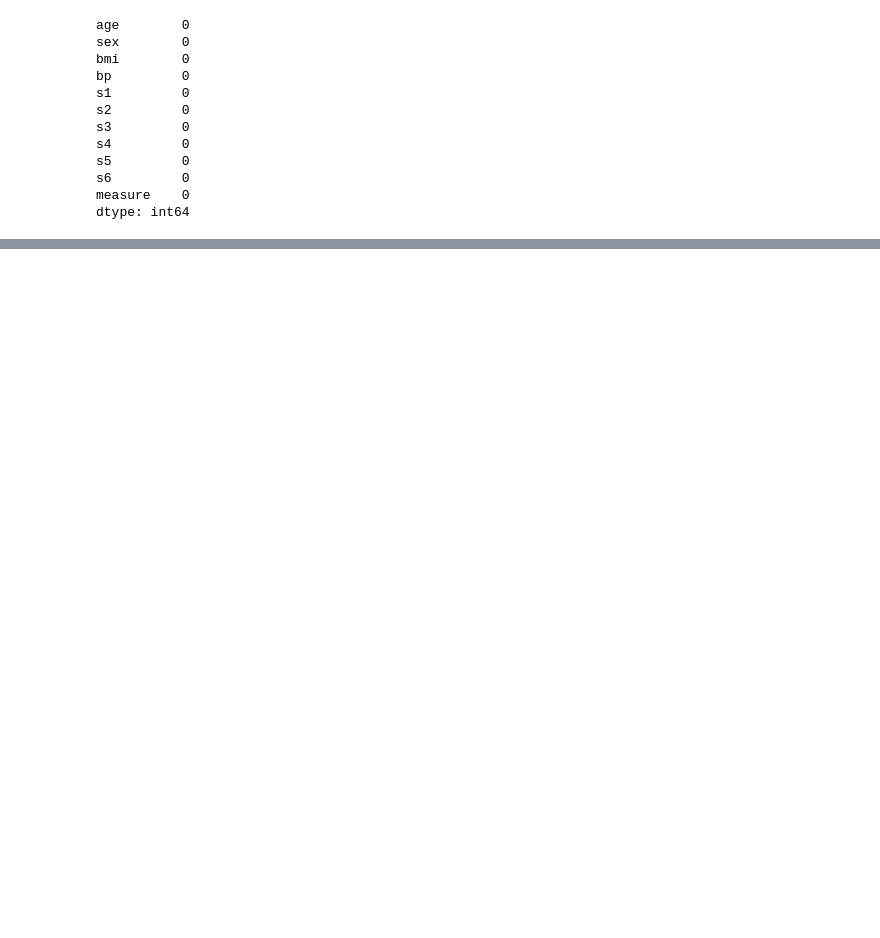
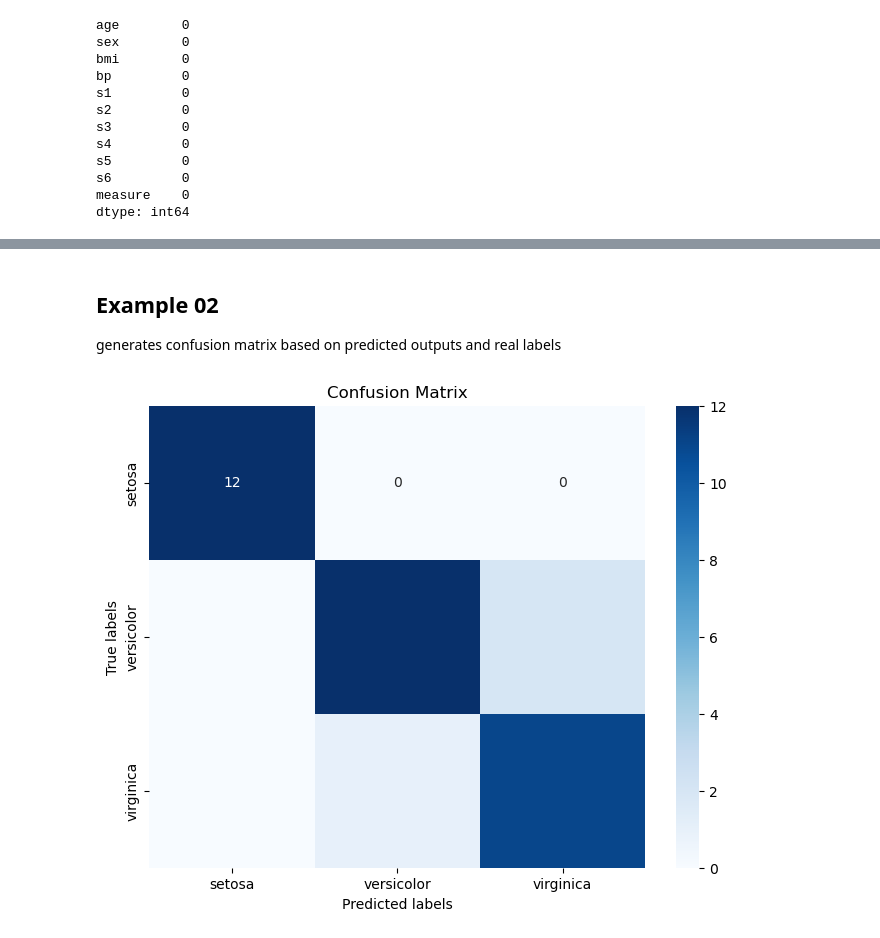
Before and after one commit to KaushiRajapakshe/SIT719, a Jupyter notebook: 3.1P/3.1P.ipynb, the cells around one changed output, grey strips where cells are left out. Drawn from its saved outputs; the diff is of its cells as text; code cells hidden in the pictures; blank space fills up the shorter version.

Commit message:
added examples

```diff
--- a/3.1P/3.1P.ipynb
+++ b/3.1P/3.1P.ipynb
@@ -13,0 +31,3 @@ diabetes = load_diabetes()
+# %%
+from sklearn.datasets import load_iris
+iris = load_iris()
@@ -122,0 +219,6 @@ Accuracy score given for test data: 0.02247191011235955
+# %%
+from sklearn.model_selection import train_test_split
+iris.data = preprocessing.scale(iris.data)
+
+X_train1, X_test1, Y_train1, Y_test1 = train_test_split(
+    iris.data, iris.target, test_size=0.25, random_state=5)
@@ -122,0 +242,6 @@ Accuracy score given for test data: 0.02247191011235955
+# %%
+from sklearn import svm
+from sklearn.svm import SVC
+svm_classiifier = SVC(kernel='linear', C=1.0, random_state=42)
+svm_classiifier.fit(X_train1, Y_train1)
+Y_pred1 = svm_classiifier.predict(X_test1)
@@ -130,0 +267,17 @@ sns.regplot(x="bmi", y="measure", data=df)
+# %% [markdown]
+## Example 02
+generates confusion matrix based on predicted outputs and real labels
+# %%
+from sklearn.metrics import confusion_matrix
+import matplotlib.pyplot as plt
+import seaborn as sns;
+
+con_metrix = confusion_matrix(Y_test1, Y_pred1)
+plt.figure(figsize=(8,6))
+sns.heatmap(con_metrix, annot=True, cmap='Blues', fmt='g', xticklabels=iris.target_names, yticklabels=iris.target_names)
+plt.xlabel('Predicted labels')
+plt.ylabel('True labels')
+plt.title('Confusion Matrix')
+plt.show()
+# %% [output]
+[figure, added]
```
Also changed, not shown: parts of 41 cells of this notebook, 1 other file.
